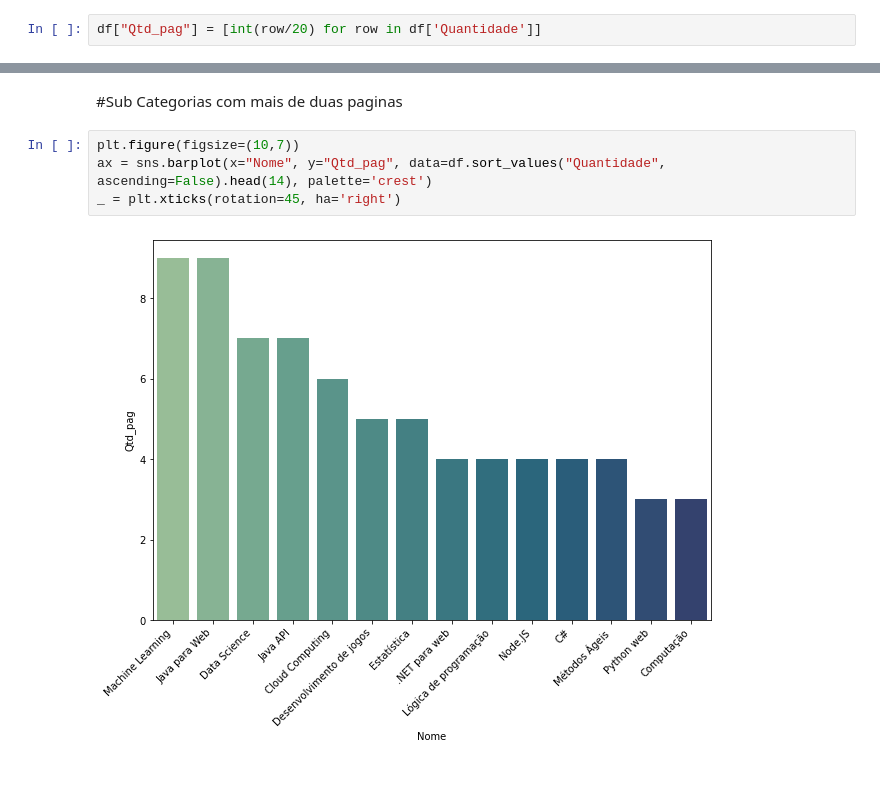
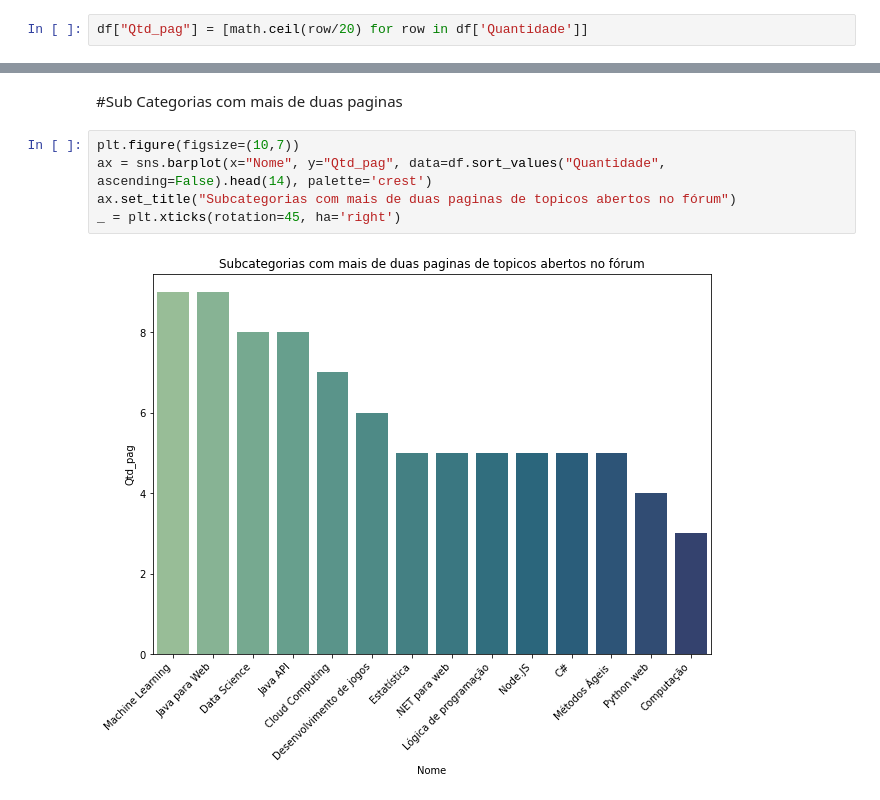
Before and after one commit to IgorNascAlves/scrapping_forum, a Jupyter notebook: analise_dados.ipynb, the cells around one changed output, grey strips where cells are left out. Cells and saved outputs as stored; diff of their text form.

```diff
--- a/analise_dados.ipynb
+++ b/analise_dados.ipynb
@@ -133,7 +134,7 @@ df.sort_values("Quantidade", ascending=False).head(20)[["Nome", "Quantidade"]]
 # %% [markdown]
 Quantidade de pagina
 # %%
-df["Qtd_pag"] = [int(row/20) for row in df['Quantidade']]
+df["Qtd_pag"] = [math.ceil(row/20) for row in df['Quantidade']]
 # %%
 df.sort_values("Quantidade", ascending=False).head(20)[["Nome", "Quantidade", "Qtd_pag"]]
 # %% [output]
@@ -159,6 +160,7 @@ df.sort_values("Quantidade", ascending=False).head(20)[["Nome", "Quantidade", "Q
 # %%
 plt.figure(figsize=(10,7))
 ax = sns.barplot(x="Nome", y="Qtd_pag", data=df.sort_values("Quantidade", ascending=False).head(14), palette='crest')
+ax.set_title("Subcategorias com mais de duas paginas de topicos abertos no fórum")
 _ = plt.xticks(rotation=45, ha='right')
 # %% [output]
-[figure, old version]
+[figure, new version]
```
Also changed, not shown: parts of 2 cells of this notebook.
